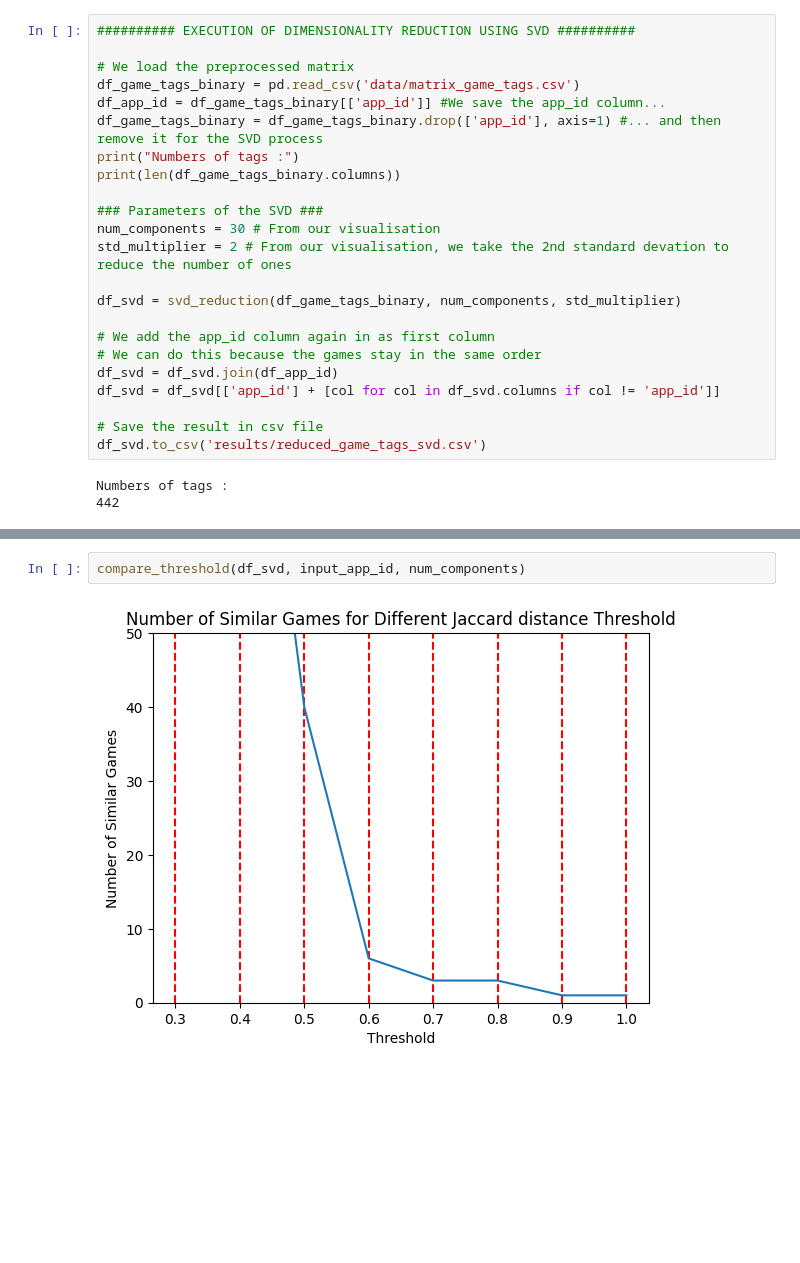
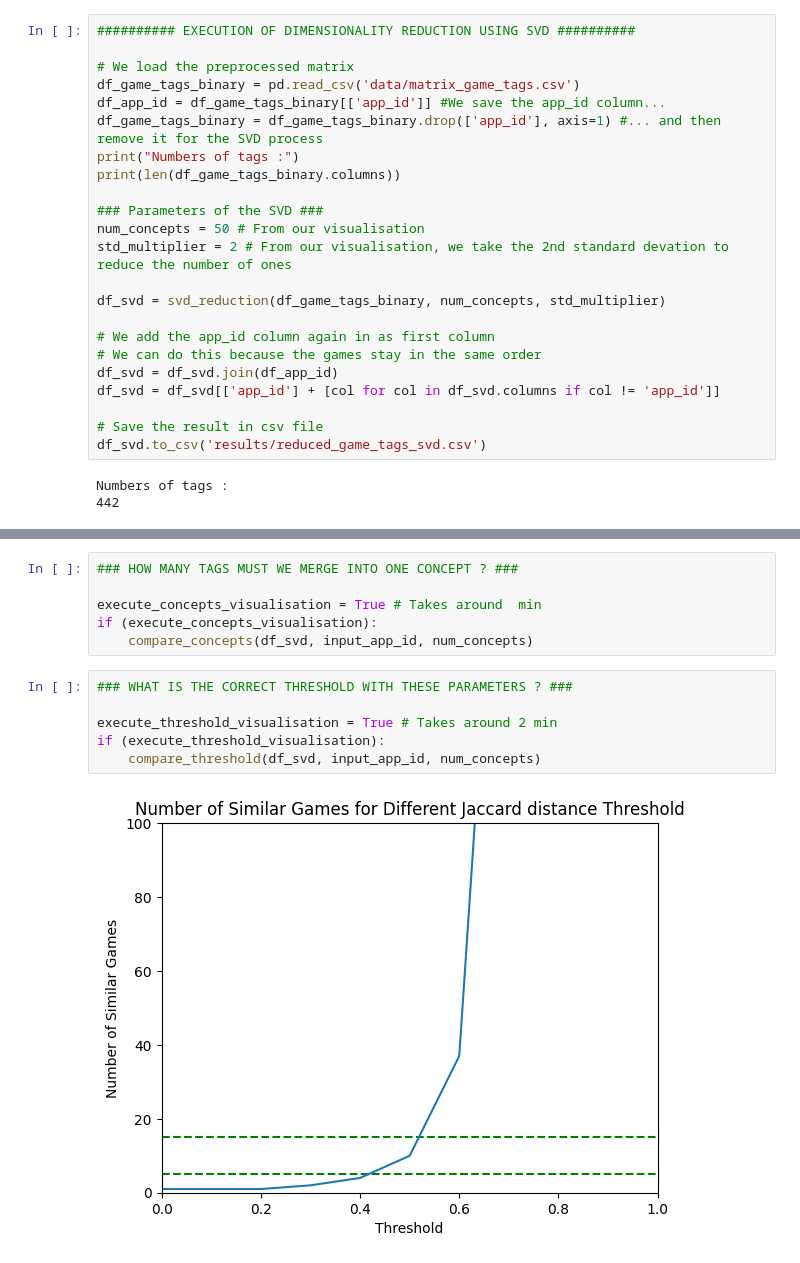
Before and after one commit to erdoganabaci/scalable_analytics_steam_project, a Jupyter notebook: steam.ipynb, the cells around one changed output, grey strips where cells are left out. Drawn from its saved outputs; the diff is of its cells as text; blank space fills up the shorter version.

```diff
--- a/steam.ipynb
+++ b/steam.ipynb
@@ -347,10 +334,10 @@ print("Numbers of tags :")
 print(len(df_game_tags_binary.columns))
 
 ### Parameters of the SVD ###
-num_components = 30 # From our visualisation
+num_concepts = 50 # From our visualisation
 std_multiplier = 2 # From our visualisation, we take the 2nd standard devation to reduce the number of ones
 
-df_svd = svd_reduction(df_game_tags_binary, num_components, std_multiplier)
+df_svd = svd_reduction(df_game_tags_binary, num_concepts, std_multiplier)
 
 # We add the app_id column again in as first column
 # We can do this because the games stay in the same order
@@ -383,7 +360,17 @@ if (execute_comparison_visualisation):
-# %%
-compare_threshold(df_svd, input_app_id, num_components)
-# %% [output]
-[figure, removed]
+# %%
+### HOW MANY TAGS MUST WE MERGE INTO ONE CONCEPT ? ###
+
+execute_concepts_visualisation = True # Takes around  min
+if (execute_concepts_visualisation):
+    compare_concepts(df_svd, input_app_id, num_concepts)
+# %%
+### WHAT IS THE CORRECT THRESHOLD WITH THESE PARAMETERS ? ###
+
+execute_threshold_visualisation = True # Takes around 2 min
+if (execute_threshold_visualisation):
+    compare_threshold(df_svd, input_app_id, num_concepts)
+# %% [output]
+[figure, added]
 # %%
 ### COMPUTING THE RECOMMENDATIONS ###
 
```
Also changed, not shown: parts of 5 cells of this notebook.
